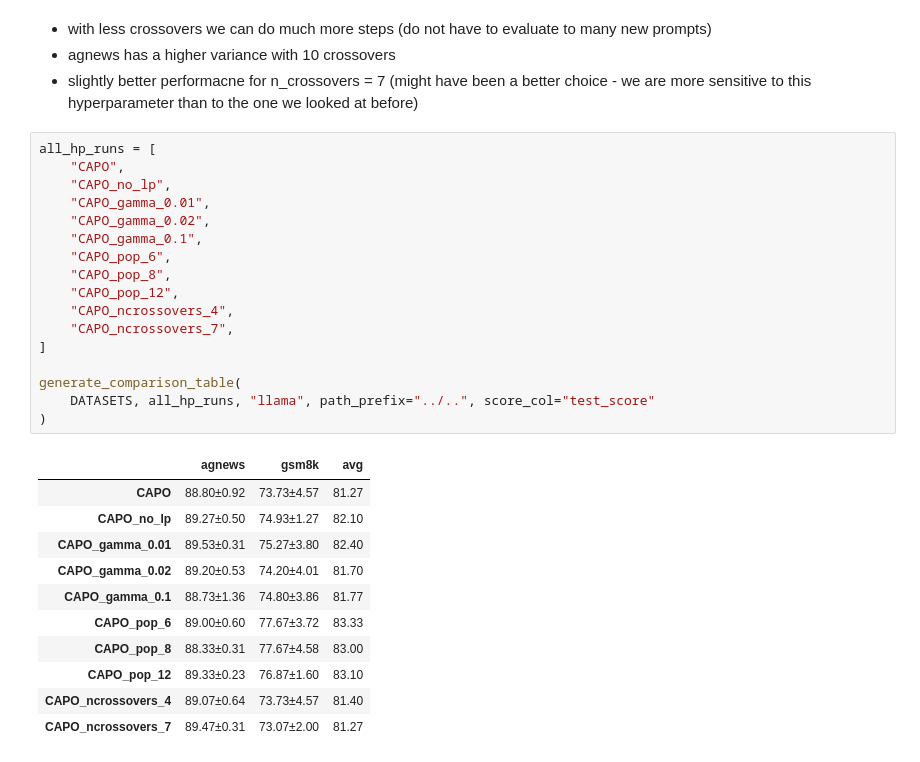
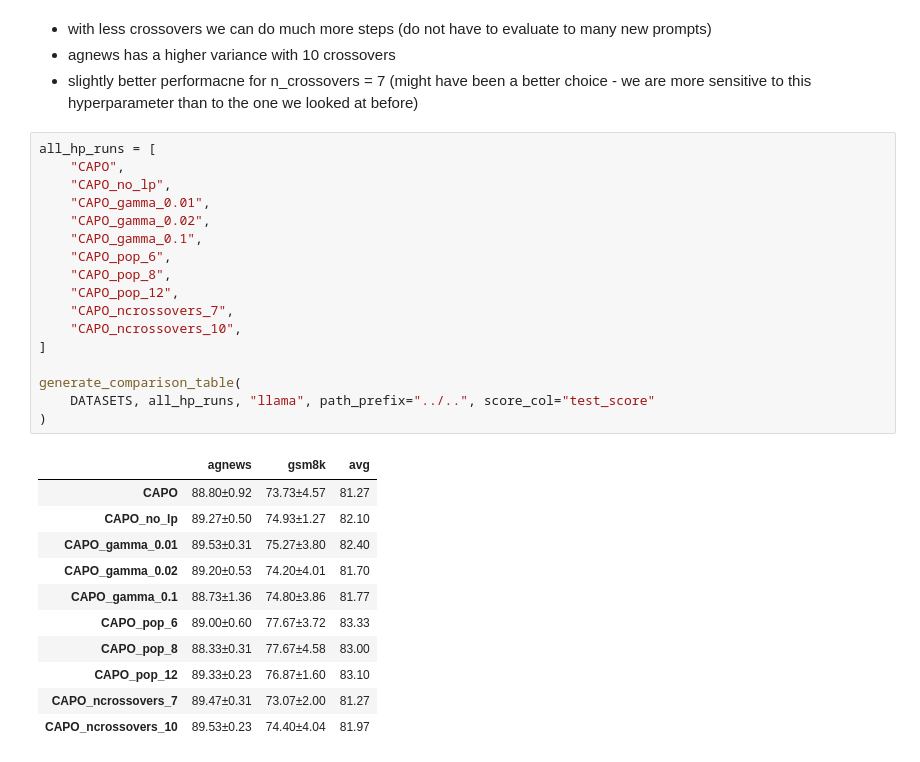
Before and after one commit to finitearth/capo, a Jupyter notebook: notebooks/paper_visualization/hp_visualization.ipynb, the cells around one changed output. Drawn from its saved outputs; the diff is of its cells as text.

```diff
--- a/notebooks/paper_visualization/hp_visualization.ipynb
+++ b/notebooks/paper_visualization/hp_visualization.ipynb
@@ -220,29 +202,29 @@ Failed to load gsm8k for Dummy: No objects to concatenate
 # %%
 all_hp_runs = [
     "CAPO",
     "CAPO_no_lp",
     "CAPO_gamma_0.01",
     "CAPO_gamma_0.02",
     "CAPO_gamma_0.1",
     "CAPO_pop_6",
     "CAPO_pop_8",
     "CAPO_pop_12",
-    "CAPO_ncrossovers_4",
     "CAPO_ncrossovers_7",
+    "CAPO_ncrossovers_10",
 ]
 
 generate_comparison_table(
     DATASETS, all_hp_runs, "llama", path_prefix="../..", score_col="test_score"
 )
 # %% [output]
 |  | agnews | gsm8k | avg |
 | CAPO | 88.80±0.92 | 73.73±4.57 | 81.27 |
 | CAPO_no_lp | 89.27±0.50 | 74.93±1.27 | 82.10 |
 | CAPO_gamma_0.01 | 89.53±0.31 | 75.27±3.80 | 82.40 |
 | CAPO_gamma_0.02 | 89.20±0.53 | 74.20±4.01 | 81.70 |
 | CAPO_gamma_0.1 | 88.73±1.36 | 74.80±3.86 | 81.77 |
 | CAPO_pop_6 | 89.00±0.60 | 77.67±3.72 | 83.33 |
 | CAPO_pop_8 | 88.33±0.31 | 77.67±4.58 | 83.00 |
 | CAPO_pop_12 | 89.33±0.23 | 76.87±1.60 | 83.10 |
-| CAPO_ncrossovers_4 | 89.07±0.64 | 73.73±4.57 | 81.40 |
 | CAPO_ncrossovers_7 | 89.47±0.31 | 73.07±2.00 | 81.27 |
+| CAPO_ncrossovers_10 | 89.53±0.23 | 74.40±4.04 | 81.97 |
```
Also changed, not shown: parts of 9 cells of this notebook, 1 other file.
